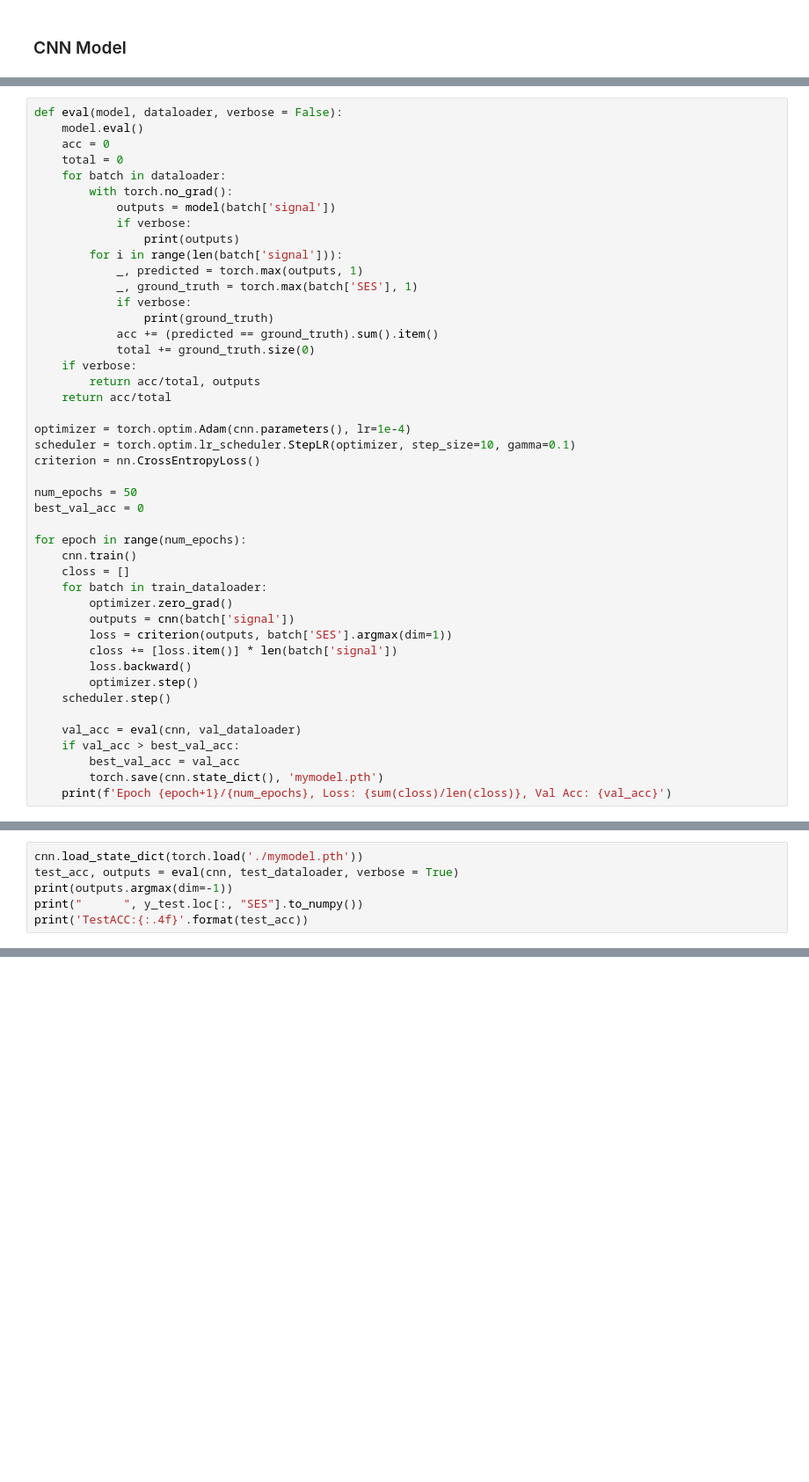
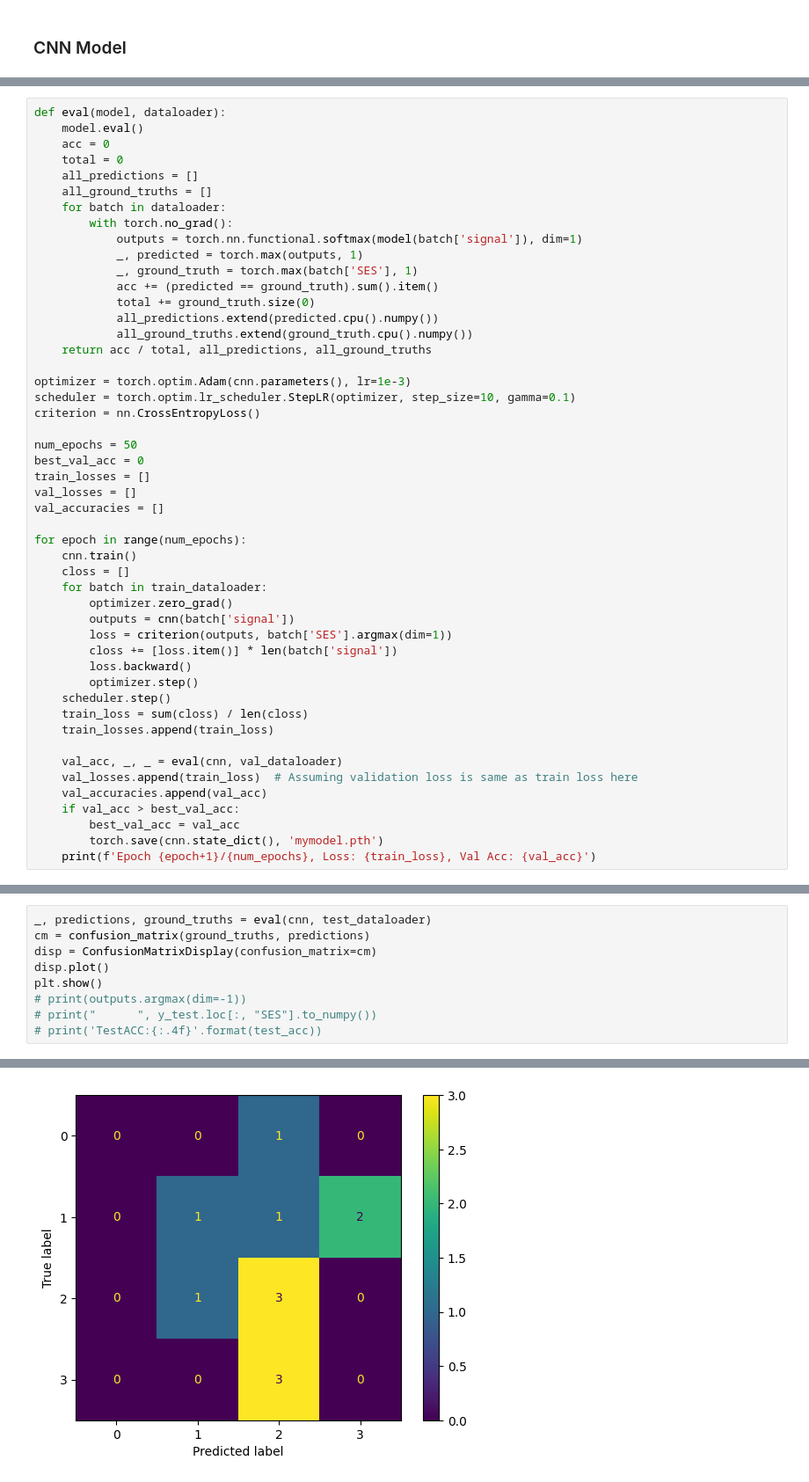
Before and after one commit to ArtKrutsko/B2AI-Project3, a Jupyter notebook: SES_spectro.ipynb, the cells around one changed output, grey strips where cells are left out. Shown at 88% size. Drawn from its saved outputs; the diff is of its cells as text; blank space fills up the shorter version.

Commit message:
code fixes + better performing model

```diff
--- a/SES_spectro.ipynb
+++ b/SES_spectro.ipynb
@@ -364,31 +399,31 @@ Estimated Total Size (MB): 0.24
 ----------------------------------------------------------------
 # %%
-def eval(model, dataloader, verbose = False):
+def eval(model, dataloader):
     model.eval()
     acc = 0
     total = 0
+    all_predictions = []
+    all_ground_truths = []
     for batch in dataloader:
         with torch.no_grad():
-            outputs = model(batch['signal'])
-            if verbose:
-                print(outputs)
-        for i in range(len(batch['signal'])):
+            outputs = torch.nn.functional.softmax(model(batch['signal']), dim=1)
             _, predicted = torch.max(outputs, 1)
             _, ground_truth = torch.max(batch['SES'], 1)
-            if verbose:
-                print(ground_truth)
             acc += (predicted == ground_truth).sum().item()
             total += ground_truth.size(0)
-    if verbose:
-        return acc/total, outputs
-    return acc/total
+            all_predictions.extend(predicted.cpu().numpy())
+            all_ground_truths.extend(ground_truth.cpu().numpy())
+    return acc / total, all_predictions, all_ground_truths
 
-optimizer = torch.optim.Adam(cnn.parameters(), lr=1e-4)
+optimizer = torch.optim.Adam(cnn.parameters(), lr=1e-3)
 scheduler = torch.optim.lr_scheduler.StepLR(optimizer, step_size=10, gamma=0.1)
 criterion = nn.CrossEntropyLoss()
 
 num_epochs = 50
 best_val_acc = 0
+train_losses = []
+val_losses = []
+val_accuracies = []
 
 for epoch in range(num_epochs):
     cnn.train()
@@ -401,10 +436,14 @@ for epoch in range(num_epochs):
         loss.backward()
         optimizer.step()
     scheduler.step()
+    train_loss = sum(closs) / len(closs)
+    train_losses.append(train_loss)
 
-    val_acc = eval(cnn, val_dataloader)
+    val_acc, _, _ = eval(cnn, val_dataloader)
+    val_losses.append(train_loss)  # Assuming validation loss is same as train loss here
+    val_accuracies.append(val_acc)
     if val_acc > best_val_acc:
         best_val_acc = val_acc
         torch.save(cnn.state_dict(), 'mymodel.pth')
-    print(f'Epoch {epoch+1}/{num_epochs}, Loss: {sum(closs)/len(closs)}, Val Acc: {val_acc}')
+    print(f'Epoch {epoch+1}/{num_epochs}, Loss: {train_loss}, Val Acc: {val_acc}')
 # %% [output]
@@ -428,7 +467,10 @@ Epoch 50/50, Loss: 3.6862664381663004, Val Acc: 0.3442622950819672
 # %%
-cnn.load_state_dict(torch.load('./mymodel.pth'))
-test_acc, outputs = eval(cnn, test_dataloader, verbose = True)
-print(outputs.argmax(dim=-1))
-print("      ", y_test.loc[:, "SES"].to_numpy())
-print('TestACC:{:.4f}'.format(test_acc))
+_, predictions, ground_truths = eval(cnn, test_dataloader)
+cm = confusion_matrix(ground_truths, predictions)
+disp = ConfusionMatrixDisplay(confusion_matrix=cm)
+disp.plot()
+plt.show()
+# print(outputs.argmax(dim=-1))
+# print("      ", y_test.loc[:, "SES"].to_numpy())
+# print('TestACC:{:.4f}'.format(test_acc))
 # %% [output]
@@ -451,0 +477 @@ TestACC:0.1818
+[figure, added]
```
Also changed, not shown: parts of 8 cells of this notebook.
